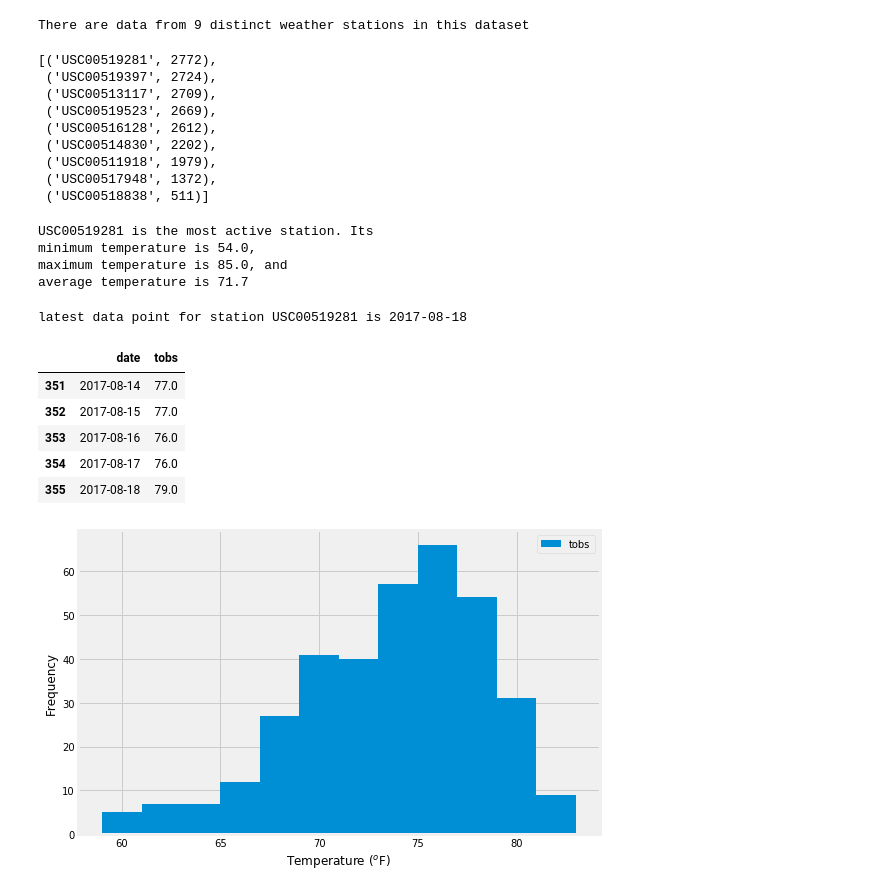
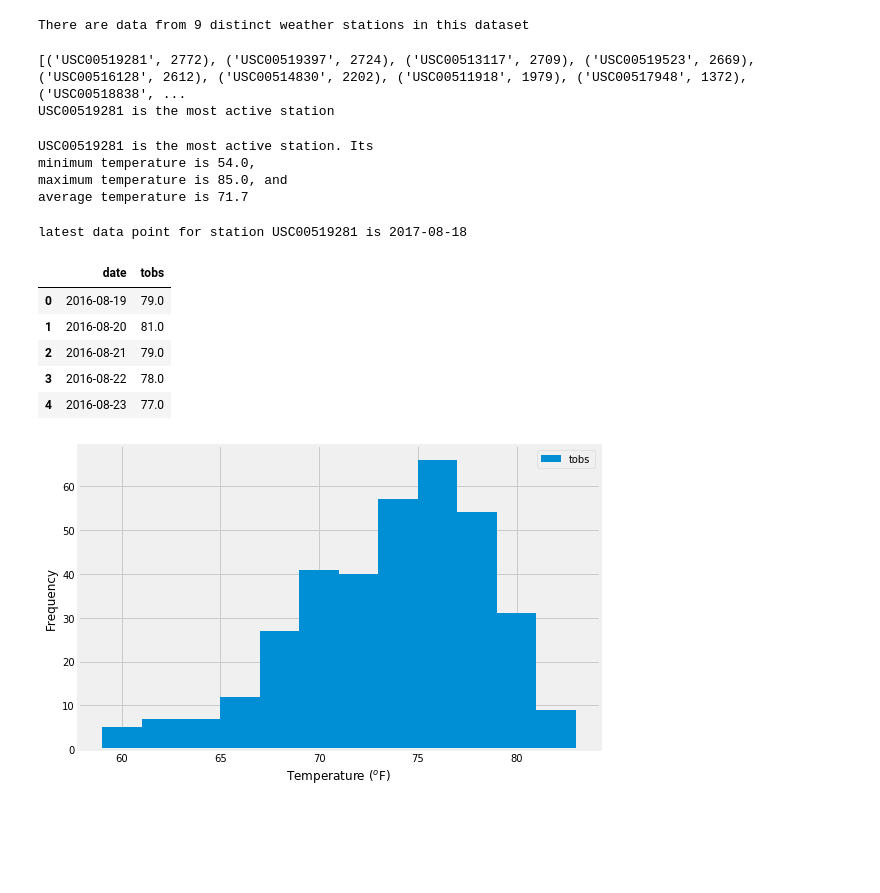
Before and after one commit to arthurcw/sqlalchemy-challenge, a Jupyter notebook: climate_starter.ipynb, the cells around one changed output. Drawn from its saved outputs; the diff is of its cells as text; code cells hidden in the pictures; blank space fills up the shorter version.

```diff
--- a/climate_starter.ipynb
+++ b/climate_starter.ipynb
@@ -134,17 +136,11 @@ n_station_records = session.query(Measurement.station, func.count(Measurement.st
                         .group_by(Measurement.station)\
                         .order_by(func.count(Measurement.station).desc())\
                         .all()
-n_station_records
+print(n_station_records)
+print(f"{n_station_records[0][0]} is the most active station")
 # %% [output]
-[('USC00519281', 2772),
- ('USC00519397', 2724),
- ('USC00513117', 2709),
- ('USC00519523', 2669),
- ('USC00516128', 2612),
- ('USC00514830', 2202),
- ('USC00511918', 1979),
- ('USC00517948', 1372),
- ('USC00518838', 511)]
+[('USC00519281', 2772), ('USC00519397', 2724), ('USC00513117', 2709), ('USC00519523', 2669), ('USC00516128', 2612), ('USC00514830', 2202), ('USC00511918', 1979), ('USC00517948', 1372), ('USC00518838', ...
+USC00519281 is the most active station
 # %%
 # Using the station id from the previous query, calculate the lowest temperature recorded,
 # highest temperature recorded, and average temperature of the most active station?
@@ -167,33 +163,32 @@ minimum temperature is 54.0,
 maximum temperature is 85.0, and
 average temperature is 71.7
 # %%
-# Choose the station with the highest number of temperature observations.
 # Query the last 12 months of temperature observation data for this station
-latest_date_s = session.query(func.max(Measurement.date))\
+s_last_day = session.query(func.max(Measurement.date))\
                 .filter(Measurement.station == station_id)\
                 .scalar()
-print(f"latest data point for station {station_id} is {latest_date_s}")
-latest_date_s = dt.datetime.strptime(latest_date_s, "%Y-%m-%d")
-last_12_months_s = dt.datetime(latest_date_s.year - 1,
-                             latest_date_s.month,
-                             latest_date_s.day)
+print(f"latest data point for station {station_id} is {s_last_day}")
+s_last_day = dt.datetime.strptime(s_last_day, "%Y-%m-%d")
+s_d_last_year = dt.datetime(s_last_day.year - 1,
+                            s_last_day.month,
+                            s_last_day.day)
 
 stmt_temp = session.query(Measurement.date, Measurement.tobs)\
                 .filter(Measurement.station == station_id)\
-                .filter(Measurement.date > last_12_months_s)\
+                .filter(Measurement.date > s_d_last_year)\
                 .order_by(Measurement.date)\
                 .statement
 
 df_temp = pd.read_sql_query(stmt_temp, session.bind)
-df_temp.tail()
+df_temp.head()
 # %% [output]
 latest data point for station USC00519281 is 2017-08-18
 |  | date | tobs |
-| 351 | 2017-08-14 | 77.0 |
-| 352 | 2017-08-15 | 77.0 |
-| 353 | 2017-08-16 | 76.0 |
-| 354 | 2017-08-17 | 76.0 |
-| 355 | 2017-08-18 | 79.0 |
+| 0 | 2016-08-19 | 79.0 |
+| 1 | 2016-08-20 | 81.0 |
+| 2 | 2016-08-21 | 79.0 |
+| 3 | 2016-08-22 | 78.0 |
+| 4 | 2016-08-23 | 77.0 |
 # %%
 #plot the results as a histogram
 df_temp.plot(kind='hist', bins=12, figsize=(8,5))
```
Also changed, not shown: parts of 8 cells of this notebook, 3 other files.
